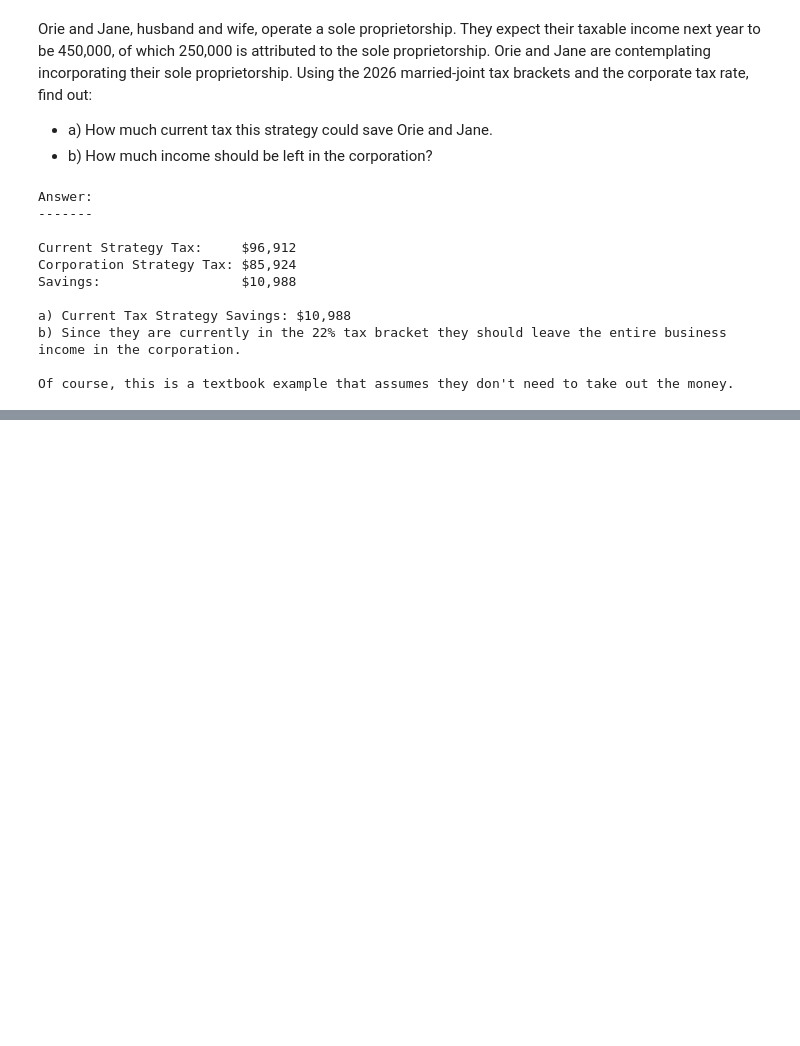
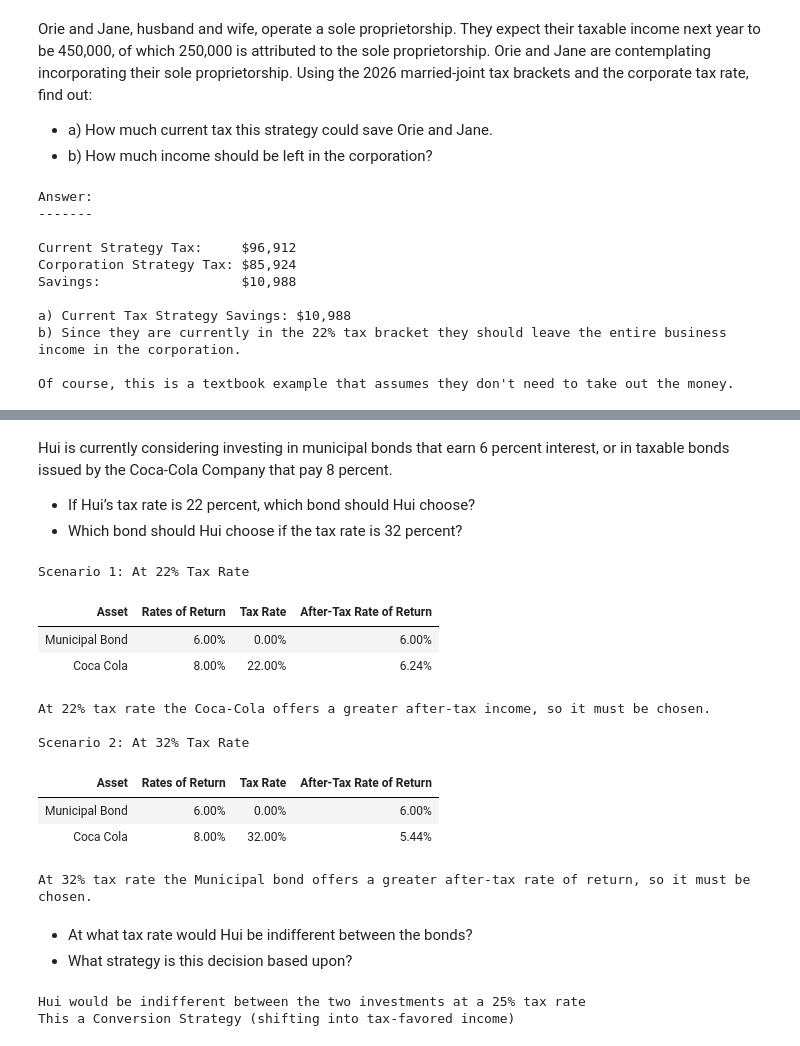
Before and after one commit to ekmartinez/Federal_Taxation, a Jupyter notebook: 02_Tax_Planning_Strategies/02_Tax_Planning_Strategies_Exercises.ipynb, the cells around one changed output, grey strips where cells are left out. Drawn from its saved outputs; the diff is of its cells as text; code cells hidden in the pictures; blank space fills up the shorter version.

```diff
--- a/02_Tax_Planning_Strategies/02_Tax_Planning_Strategies_Exercises.ipynb
+++ b/02_Tax_Planning_Strategies/02_Tax_Planning_Strategies_Exercises.ipynb
@@ -652,0 +762,67 @@ Of course, this is a textbook example that assumes they don't need to take out t
+# %% [markdown]
+Hui is currently considering investing in municipal bonds that earn 6 percent interest, or in taxable bonds issued by the Coca-Cola Company that pay 8 percent.
+
+- If Hui’s tax rate is 22 percent, which bond should Hui choose?
+- Which bond should Hui choose if the tax rate is 32 percent?
+# %%
+face_value = 1000
+tax_rates = [.22, .32]
+
+data = {
+    "Asset": ["Municipal Bond", "Coca Cola"],
+    "Rates of Return": [.06, .08],
+}
+
+# If tax rate == 22%
+data["Tax Rate"] = [0, .22]
+data["After-Tax Rate of Return"] = [data["Rates of Return"][0] * (1 - data["Tax Rate"][0]),
+                                    data["Rates of Return"][1] * (1 - data["Tax Rate"][1])]
+df_22_pct = pd.DataFrame(data)
+# Format Data Frame Styles
+df_22_pct["Rates of Return"] = df_22_pct["Rates of Return"].apply(lambda x: x * 100 if isinstance(x, (int, float)) else x)
+df_22_pct["Rates of Return"] = df_22_pct["Rates of Return"].apply(lambda x: f"{x:.2f}%" if isinstance(x, (int, float)) else x)
+df_22_pct["Tax Rate"] = df_22_pct["Tax Rate"].apply(lambda x: x * 100 if isinstance(x, (int, float)) else x)
+df_22_pct["Tax Rate"] = df_22_pct["Tax Rate"].apply(lambda x: f"{x:.2f}%" if isinstance(x, (int, float)) else x)
+df_22_pct["After-Tax Rate of Return"] = df_22_pct["After-Tax Rate of Return"].apply(lambda x: x * 100 if isinstance(x, (int, float)) else x)
+df_22_pct["After-Tax Rate of Return"] = df_22_pct["After-Tax Rate of Return"].apply(lambda x: f"{x:.2f}%" if isinstance(x, (int, float)) else x)
+print("Scenario 1: At 22% Tax Rate")
+display(HTML(df_22_pct.to_html(index=False)))
+print("At 22% tax rate the Coca-Cola offers a greater after-tax income, so it must be chosen.")
+
+# If tax rate == 32%
+data["Tax Rate"] = [0, .32]
+data["After-Tax Rate of Return"] = [data["Rates of Return"][0] * (1 - data["Tax Rate"][0]),
+                                    data["Rates of Return"][1] * (1 - data["Tax Rate"][1])]
+df_32_pct = pd.DataFrame(data)
+# Format Data Frame Styles
+df_32_pct["Rates of Return"] = df_32_pct["Rates of Return"].apply(lambda x: x * 100 if isinstance(x, (int, float)) else x)
+df_32_pct["Rates of Return"] = df_32_pct["Rates of Return"].apply(lambda x: f"{x:.2f}%" if isinstance(x, (int, float)) else x)
+df_32_pct["Tax Rate"] = df_32_pct["Tax Rate"].apply(lambda x: x * 100 if isinstance(x, (int, float)) else x)
+df_32_pct["Tax Rate"] = df_32_pct["Tax Rate"].apply(lambda x: f"{x:.2f}%" if isinstance(x, (int, float)) else x)
+df_32_pct["After-Tax Rate of Return"] = df_32_pct["After-Tax Rate of Return"].apply(lambda x: x * 100 if isinstance(x, (int, float)) else x)
+df_32_pct["After-Tax Rate of Return"] = df_32_pct["After-Tax Rate of Return"].apply(lambda x: f"{x:.2f}%" if isinstance(x, (int, float)) else x)
+print("\nScenario 2: At 32% Tax Rate")
+display(HTML(df_32_pct.to_html(index=False)))
+print("At 32% tax rate the Municipal bond offers a greater after-tax rate of return, so it must be chosen.")
+# %% [output]
+Scenario 1: At 22% Tax Rate
+| Asset | Rates of Return | Tax Rate | After-Tax Rate of Return |
+| Municipal Bond | 6.00% | 0.00% | 6.00% |
+| Coca Cola | 8.00% | 22.00% | 6.24% |
+At 22% tax rate the Coca-Cola offers a greater after-tax income, so it must be chosen.
+
+Scenario 2: At 32% Tax Rate
+| Asset | Rates of Return | Tax Rate | After-Tax Rate of Return |
+| Municipal Bond | 6.00% | 0.00% | 6.00% |
+| Coca Cola | 8.00% | 32.00% | 5.44% |
+At 32% tax rate the Municipal bond offers a greater after-tax rate of return, so it must be chosen.
+# %% [markdown]
+- At what tax rate would Hui be indifferent between the bonds?
+- What strategy is this decision based upon?
+# %%
+indifferent_rate = RPNEngine(F"1 .06 .08 / -").safe_evaluate().value
+print(f"Hui would be indifferent between the two investments at a {indifferent_rate*100:.0f}% tax rate") # type: ignore
+print("This a Conversion Strategy (shifting into tax-favored income)")
+# %% [output]
+Hui would be indifferent between the two investments at a 25% tax rate
+This a Conversion Strategy (shifting into tax-favored income)
```
Also changed, not shown: parts of 5 cells of this notebook.
